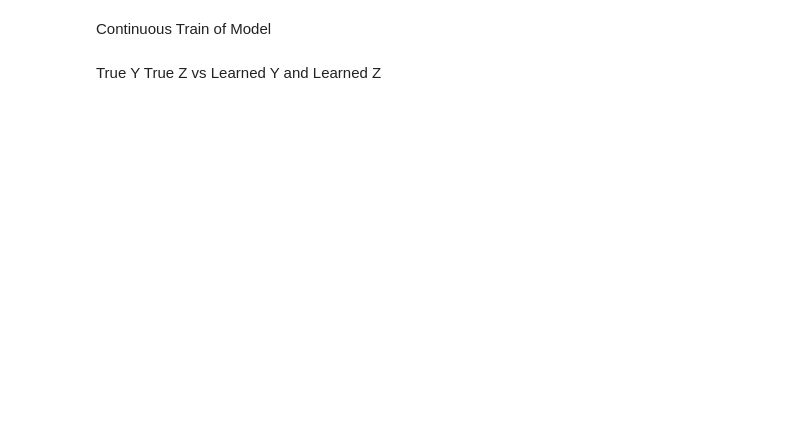
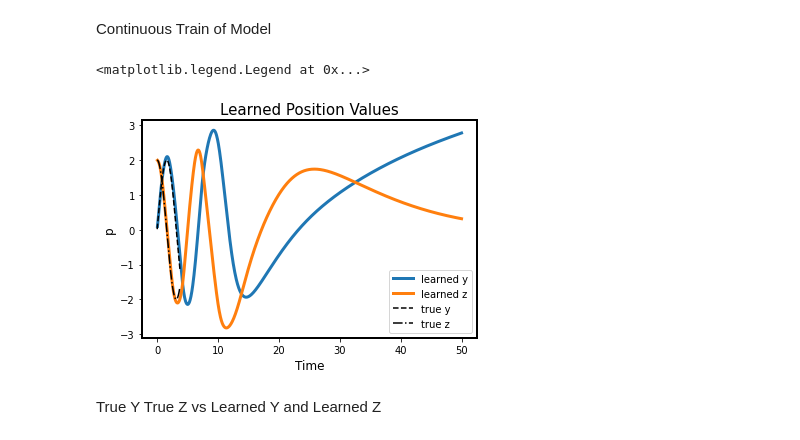
Before and after one commit to mathheider/Learn-ODEs-HINNs, a Jupyter notebook: HINN_Finding_H.ipynb, the cells around one changed output. Cells and saved outputs as stored; diff of their text form; code cells hidden in the pictures; blank space fills up the shorter version.

```diff
--- a/HINN_Finding_H.ipynb
+++ b/HINN_Finding_H.ipynb
@@ -350,6 +350,19 @@ for i in range(steps):
   z = -1 * h*f1 + z
   t = t + h
   sol[i:i+1,:] =  torch.cat((t,y,z,f_solve[0].detach()),dim=1)
+# %%
+plt.plot(sol[:,0].detach().numpy(),sol[:,1].detach().numpy(), linewidth=3)
+plt.plot(sol[:,0].detach().numpy(),sol[:,2].detach().numpy(), linewidth=3)
+plt.plot(x_train[1:steps,0].detach().numpy(),y_train[1:steps:,0].detach().numpy(),"k--")
+plt.plot(x_train[1:steps,0].detach().numpy(),y_train[1:steps:,1].detach().numpy(),"k-.")
+
+plt.title("Learned Position Values", fontsize=15)
+plt.ylabel("p", fontsize=12)
+plt.xlabel("Time", fontsize=12)
+plt.legend(['learned y','learned z','true y', 'true z'])
+# %% [output]
+<matplotlib.legend.Legend at 0x...>
+[figure, added]
 # %% [markdown]
 True Y True Z vs Learned Y and Learned Z
 # %%
```
Also changed, not shown: parts of 12 cells of this notebook, 4 other files.
